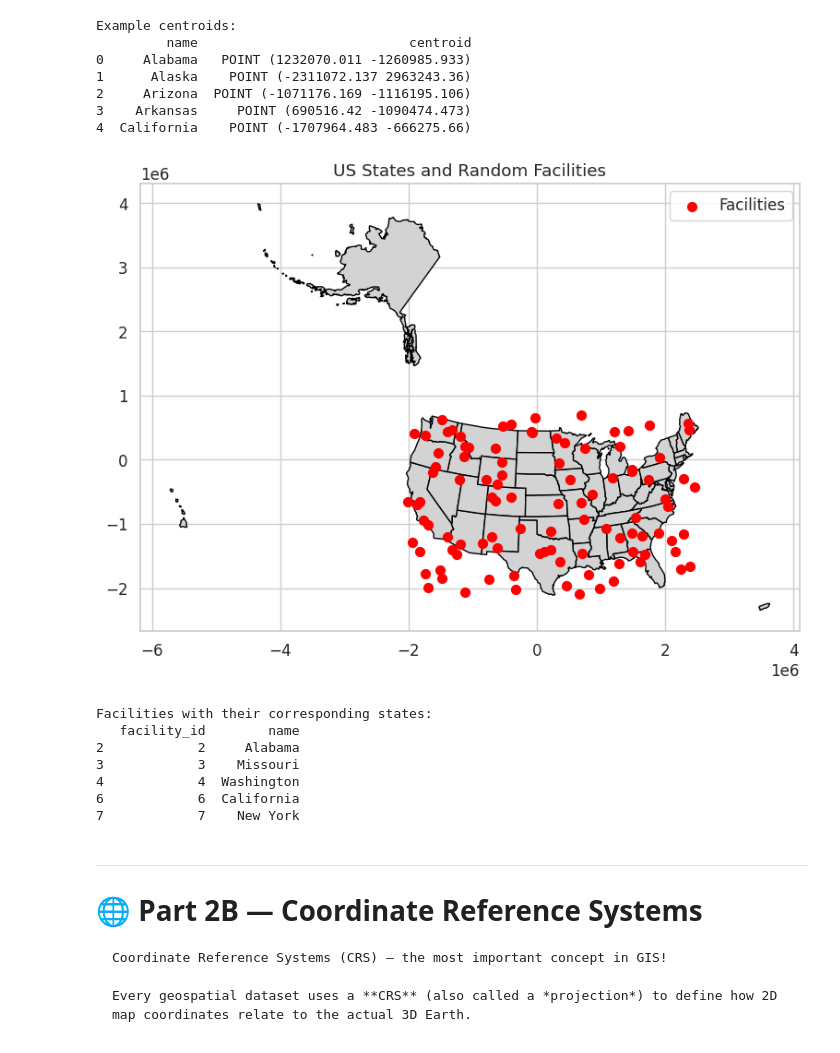
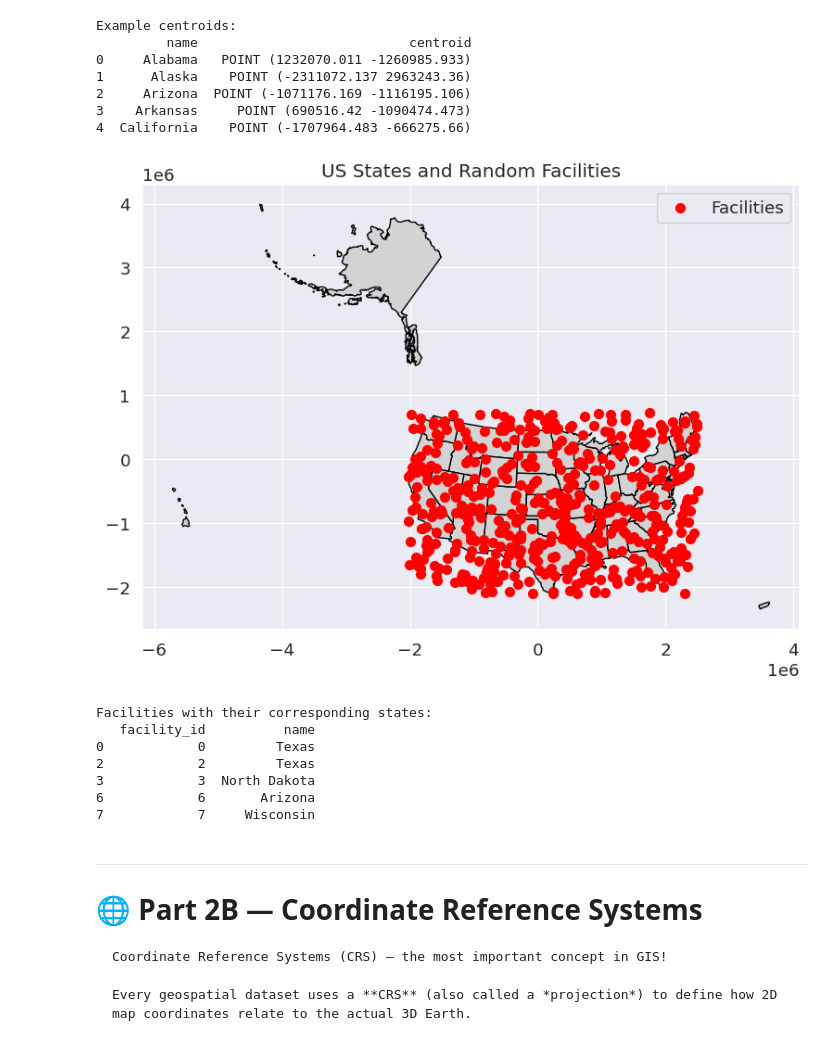
Before and after one commit to ctiwari/DataVizClass, a Jupyter notebook: AdvancedTopics/workshop_Spring2026_Part2.ipynb, the cells around one changed output. Cells and saved outputs as stored; diff of their text form; code cells hidden in the pictures.

```diff
--- a/AdvancedTopics/workshop_Spring2026_Part2.ipynb
+++ b/AdvancedTopics/workshop_Spring2026_Part2.ipynb
@@ -410,31 +410,32 @@ Example centroids:
 # %%
 # 4. SPATIAL JOIN — combine data from two GeoDataFrames based on location
 # This is like SQL JOIN but for geometry relationships!
 
 # Create some random "facilities" (points) across the US for demonstration
-num_facilities = 100
+num_facilities = 500
 # Lets exclude Alaska and Hawaii from the random point generation by using the bounding box of the contiguous US states instead of the entire US.
 states_equal_area_contiguous = states_equal_area[~states_equal_area['name'].isin(['Alaska', 'Hawaii', 'Puerto Rico'])] # filter out Alaska, Hawaii, and Puerto Rico to get only the contiguous US states for random point generation
 minx, miny, maxx, maxy = states_equal_area_contiguous.total_bounds # get the bounding box of the contiguous US states to generate random points within this area
-np.random.seed(42) # for reproducibility
+np.random.seed(2) # for reproducibility
 random_points = gpd.GeoDataFrame({
     'facility_id': range(num_facilities), # unique ID for each facility
     'geometry': gpd.points_from_xy(
         np.random.uniform(minx, maxx, num_facilities),
         np.random.uniform(miny, maxy, num_facilities)
     ) # generate random points within the bounding box of the states using uniform distribution for x and y coordinates
 }, crs="EPSG:2163") # set the CRS to the same equal area projection as states_equal_area for accurate spatial operations
 
 # Plot the states and facilities to visualize
 fig, ax = plt.subplots(figsize=(10, 6)) # Using matplotlib to plot the states and random facilities - pretty cool eh!
+
 states_equal_area.plot(ax=ax, color='lightgray', edgecolor='black') # plot function of the states GeoDataFrame to draw the state boundaries,
 # with light gray fill and black edges
 random_points.plot(ax=ax, color='red', markersize=50, label='Facilities') # plot random facilities as red points
 plt.title('US States and Random Facilities')
 plt.legend()
 plt.tight_layout()
 # %% [output]
-[figure, old version]
+[figure, new version]
 # %%
 # Spatial join: which state is each facility located in?
 # We use a spatial join to find out which state polygon each facility point falls within. This is done using the sjoin function from GeoPandas,
@@ -447,12 +448,12 @@ print("\nFacilities with their corresponding states:")
 print(joined[['facility_id', 'name']].head())
 # %% [output]
 Facilities with their corresponding states:
-   facility_id        name
-2            2     Alabama
-3            3    Missouri
-4            4  Washington
-6            6  California
-7            7    New York
+   facility_id          name
+0            0         Texas
+2            2         Texas
+3            3  North Dakota
+6            6       Arizona
+7            7     Wisconsin
 # %% [markdown]
 ---
 # 🌐 Part 2B — Coordinate Reference Systems
```
Also changed, not shown: parts of 2 cells of this notebook.
